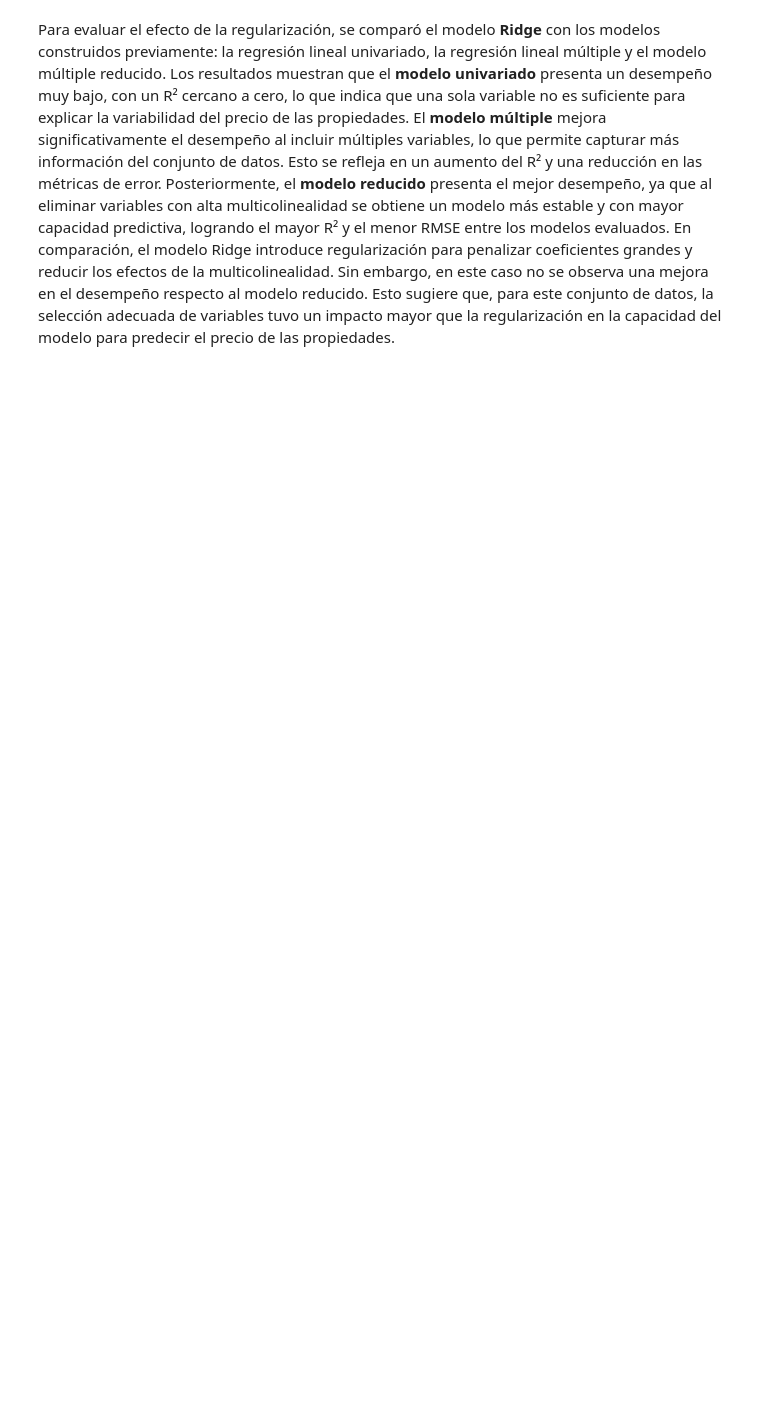
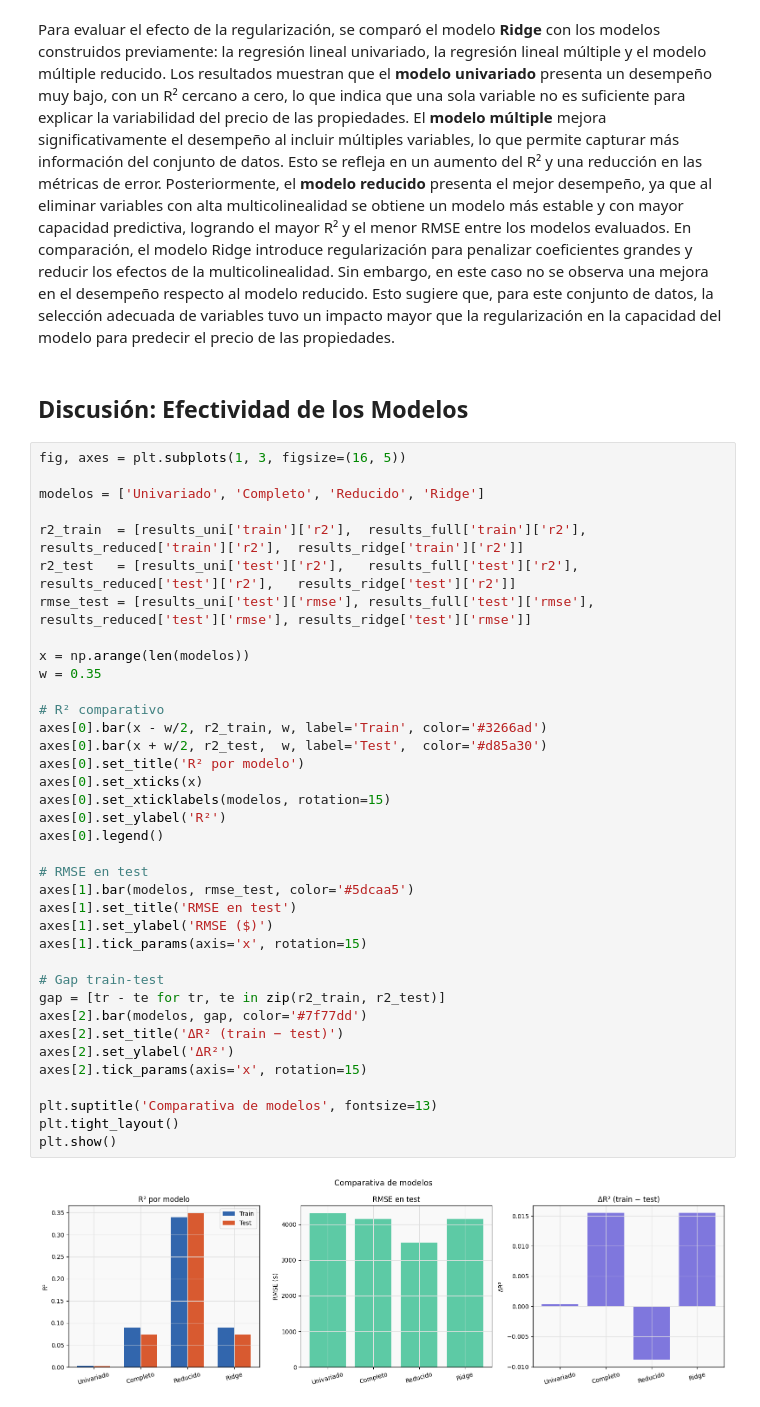
Before and after one commit to fabianpradod/lab3-mineria, a Jupyter notebook: mod/smartStay_regression.ipynb, the cells around one changed output. Saved outputs shown, nothing was run; the diff lists cells and outputs as text; blank space fills up the shorter version.

```diff
--- a/mod/smartStay_regression.ipynb
+++ b/mod/smartStay_regression.ipynb
@@ -1449,2 +1441,43 @@ comparison
 # %% [markdown]
 Para evaluar el efecto de la regularización, se comparó el modelo **Ridge** con los modelos construidos previamente: la regresión lineal univariado, la regresión lineal múltiple y el modelo múltiple reducido. Los resultados muestran que el **modelo univariado** presenta un desempeño muy bajo, con un R² cercano a cero, lo que indica que una sola variable no es suficiente para explicar la variabilidad del precio de las propiedades. El **modelo múltiple** mejora significativamente el desempeño al incluir múltiples variables, lo que permite capturar más información del conjunto de datos. Esto se refleja en un aumento del R² y una reducción en las métricas de error. Posteriormente, el **modelo reducido** presenta el mejor desempeño, ya que al eliminar variables con alta multicolinealidad se obtiene un modelo más estable y con mayor capacidad predictiva, logrando el mayor R² y el menor RMSE entre los modelos evaluados. En comparación, el modelo Ridge introduce regularización para penalizar coeficientes grandes y reducir los efectos de la multicolinealidad. Sin embargo, en este caso no se observa una mejora en el desempeño respecto al modelo reducido. Esto sugiere que, para este conjunto de datos, la selección adecuada de variables tuvo un impacto mayor que la regularización en la capacidad del modelo para predecir el precio de las propiedades.
+# %% [markdown]
+## Discusión: Efectividad de los Modelos
+# %%
+fig, axes = plt.subplots(1, 3, figsize=(16, 5))
+
+modelos = ['Univariado', 'Completo', 'Reducido', 'Ridge']
+
+r2_train  = [results_uni['train']['r2'],  results_full['train']['r2'],  results_reduced['train']['r2'],  results_ridge['train']['r2']]
+r2_test   = [results_uni['test']['r2'],   results_full['test']['r2'],   results_reduced['test']['r2'],   results_ridge['test']['r2']]
+rmse_test = [results_uni['test']['rmse'], results_full['test']['rmse'], results_reduced['test']['rmse'], results_ridge['test']['rmse']]
+
+x = np.arange(len(modelos))
+w = 0.35
+
+# R² comparativo
+axes[0].bar(x - w/2, r2_train, w, label='Train', color='#3266ad')
+axes[0].bar(x + w/2, r2_test,  w, label='Test',  color='#d85a30')
+axes[0].set_title('R² por modelo')
+axes[0].set_xticks(x)
+axes[0].set_xticklabels(modelos, rotation=15)
+axes[0].set_ylabel('R²')
+axes[0].legend()
+
+# RMSE en test
+axes[1].bar(modelos, rmse_test, color='#5dcaa5')
+axes[1].set_title('RMSE en test')
+axes[1].set_ylabel('RMSE ($)')
+axes[1].tick_params(axis='x', rotation=15)
+
+# Gap train-test
+gap = [tr - te for tr, te in zip(r2_train, r2_test)]
+axes[2].bar(modelos, gap, color='#7f77dd')
+axes[2].set_title('ΔR² (train − test)')
+axes[2].set_ylabel('ΔR²')
+axes[2].tick_params(axis='x', rotation=15)
+
+plt.suptitle('Comparativa de modelos', fontsize=13)
+plt.tight_layout()
+plt.show()
+# %% [output]
+[figure, added]
```
Also changed, not shown: parts of 20 cells of this notebook, 1 other file.
